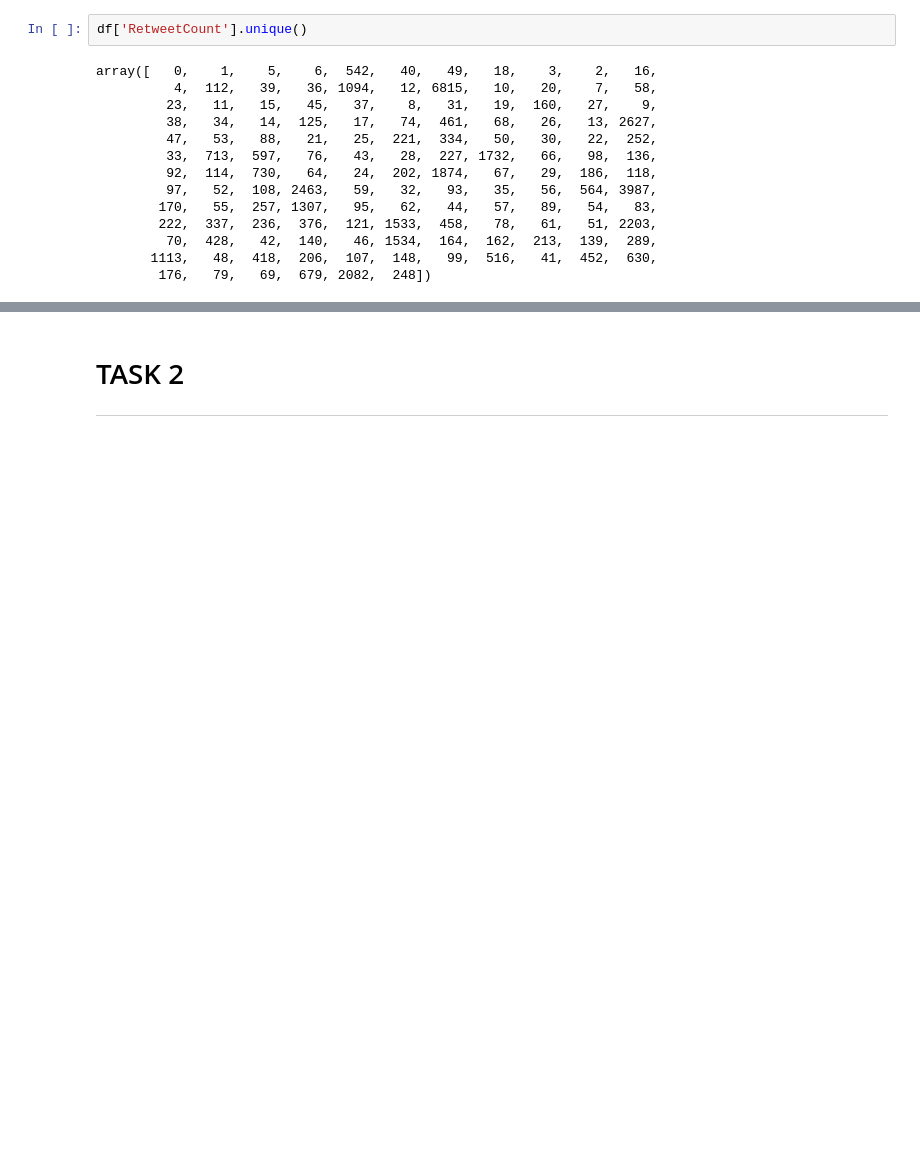
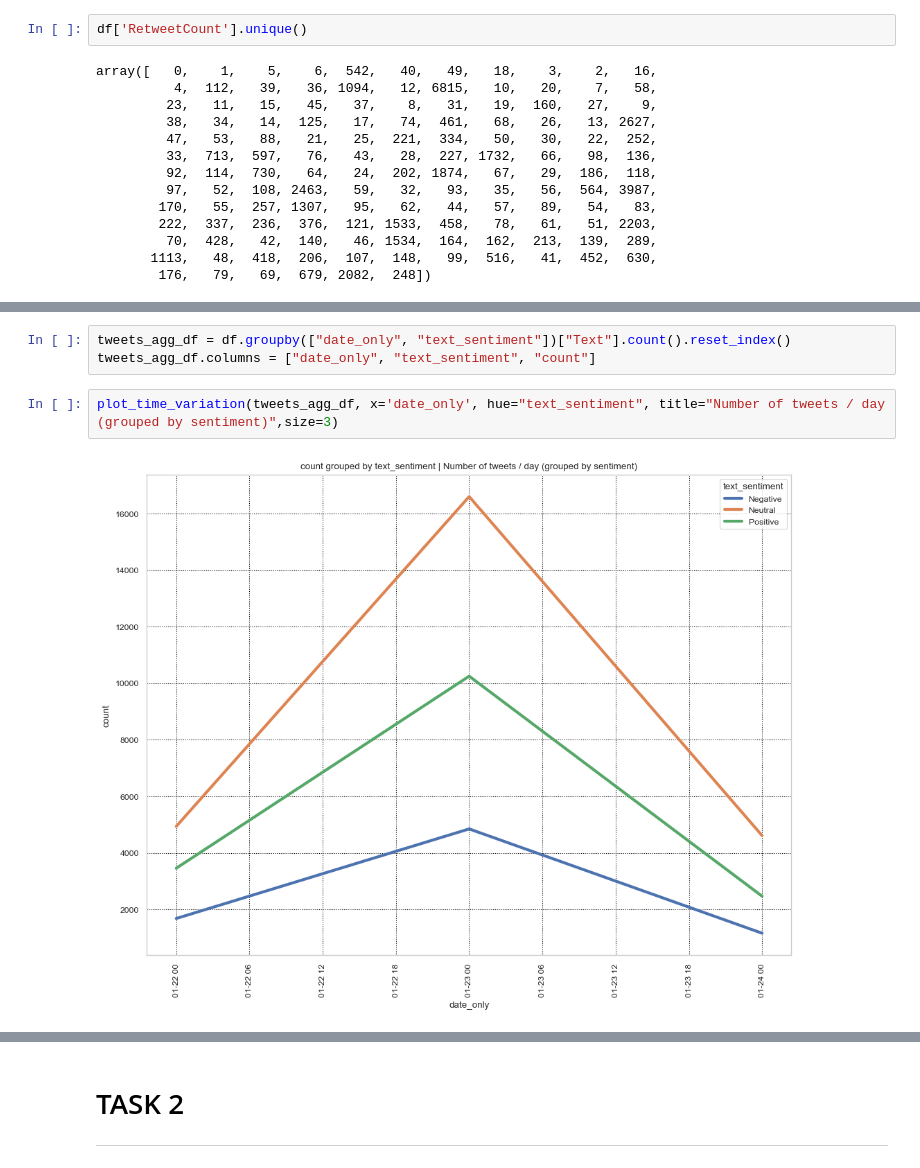
Before and after one commit to AshharShah/AI_Lab_Final, a Jupyter notebook: 2020478.ipynb, the cells around one changed output, grey strips where cells are left out. Cells and saved outputs as stored; diff of their text form; blank space fills up the shorter version.

```diff
--- a/2020478.ipynb
+++ b/2020478.ipynb
@@ -247,0 +330,7 @@ ModuleNotFoundError: No module named 'wordcloud'
+# %%
+tweets_agg_df = df.groupby(["date_only", "text_sentiment"])["Text"].count().reset_index()
+tweets_agg_df.columns = ["date_only", "text_sentiment", "count"]
+# %%
+plot_time_variation(tweets_agg_df, x='date_only', hue="text_sentiment", title="Number of tweets / day (grouped by sentiment)",size=3)
+# %% [output]
+[figure, added]
```
Also changed, not shown: parts of 14 cells of this notebook.
